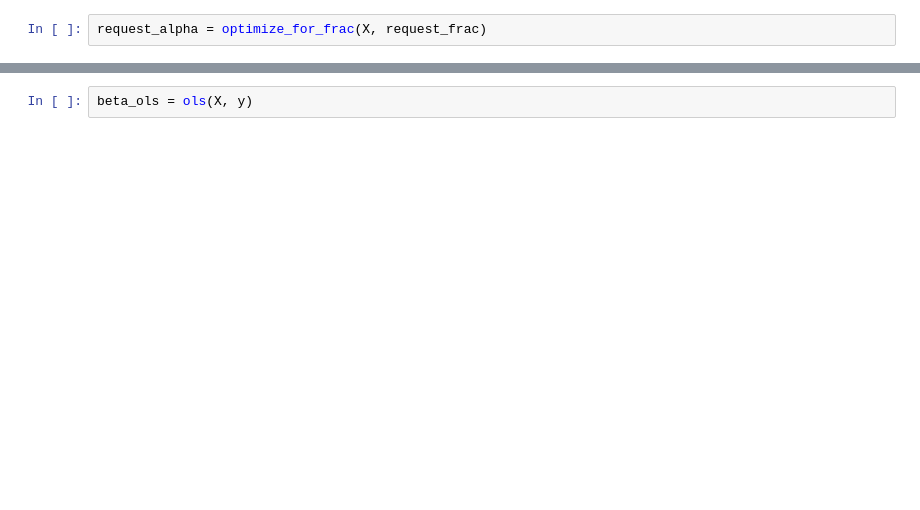
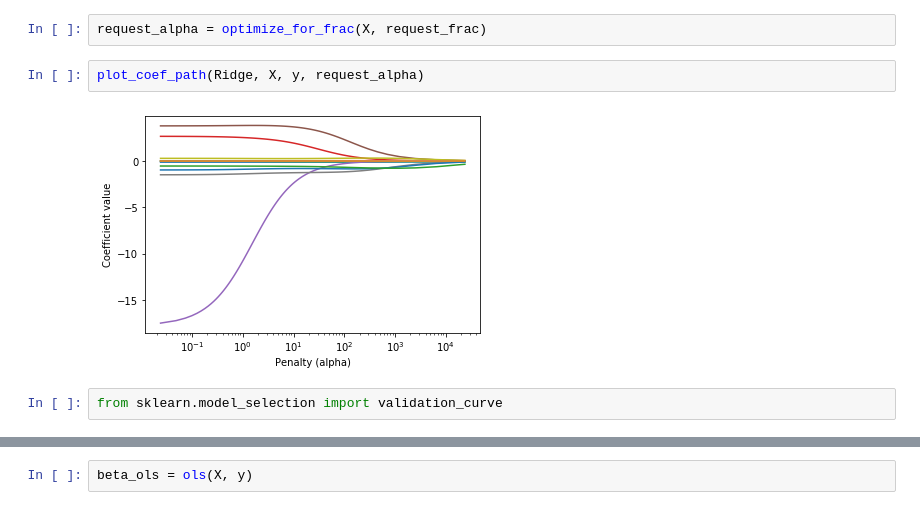
Before and after one commit to nrdg/fracridge, a Jupyter notebook: Untitled.ipynb, the cells around one changed output, grey strips where cells are left out. Saved outputs shown, nothing was run; the diff lists cells and outputs as text; blank space fills up the shorter version.

```diff
--- a/Untitled.ipynb
+++ b/Untitled.ipynb
@@ -46,2 +146,8 @@ request_frac = np.arange(0.01, 1, 0.01)
 # %%
 request_alpha = optimize_for_frac(X, request_frac)
+# %%
+plot_coef_path(Ridge, X, y, request_alpha)
+# %% [output]
+[figure, added]
+# %%
+from sklearn.model_selection import validation_curve
```
Also changed, not shown: parts of 48 cells of this notebook, 1 other file.
